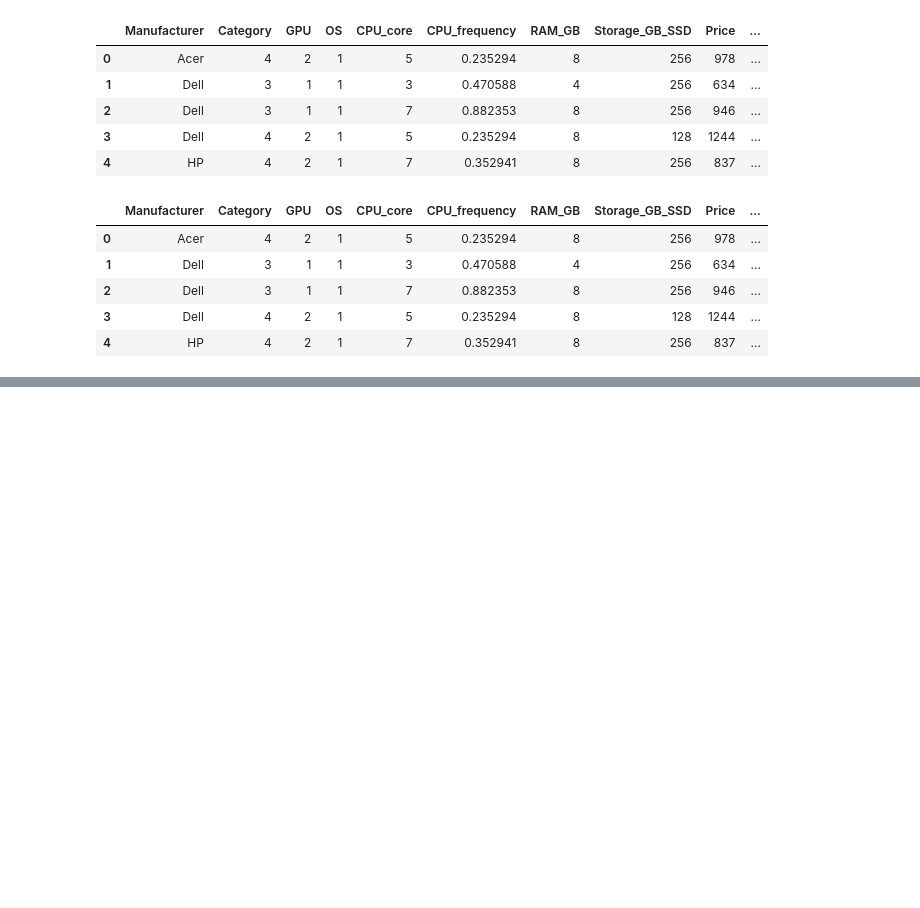
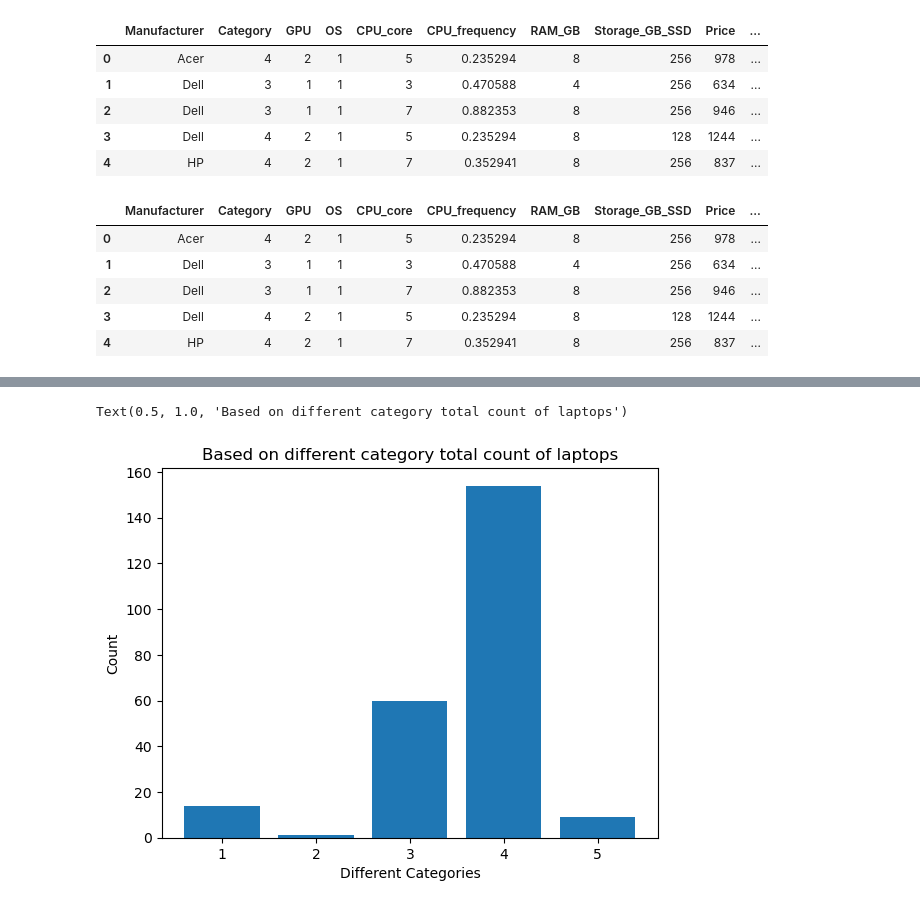
Before and after one commit to mynkchn/Drive-Into-Analysis, a Jupyter notebook: Laptop Data Analysis/laptop_data_analysis.ipynb, the cells around one changed output, grey strips where cells are left out. Drawn from its saved outputs; the diff is of its cells as text; code cells hidden in the pictures; blank space fills up the shorter version.

```diff
--- a/Laptop Data Analysis/laptop_data_analysis.ipynb
+++ b/Laptop Data Analysis/laptop_data_analysis.ipynb
@@ -211,0 +259,9 @@ df.to_csv('Laptop_Data.csv',index=False)
+# %%
+labelss=df['Category'].unique().tolist()
+plt.bar(labelss,df['Category'].value_counts())
+plt.xlabel('Different Categories')
+plt.ylabel('Count')
+plt.title('Based on different category total count of laptops')
+# %% [output]
+Text(0.5, 1.0, 'Based on different category total count of laptops')
+[figure, added]
```
Also changed, not shown: parts of 8 cells of this notebook, 2 other files.
